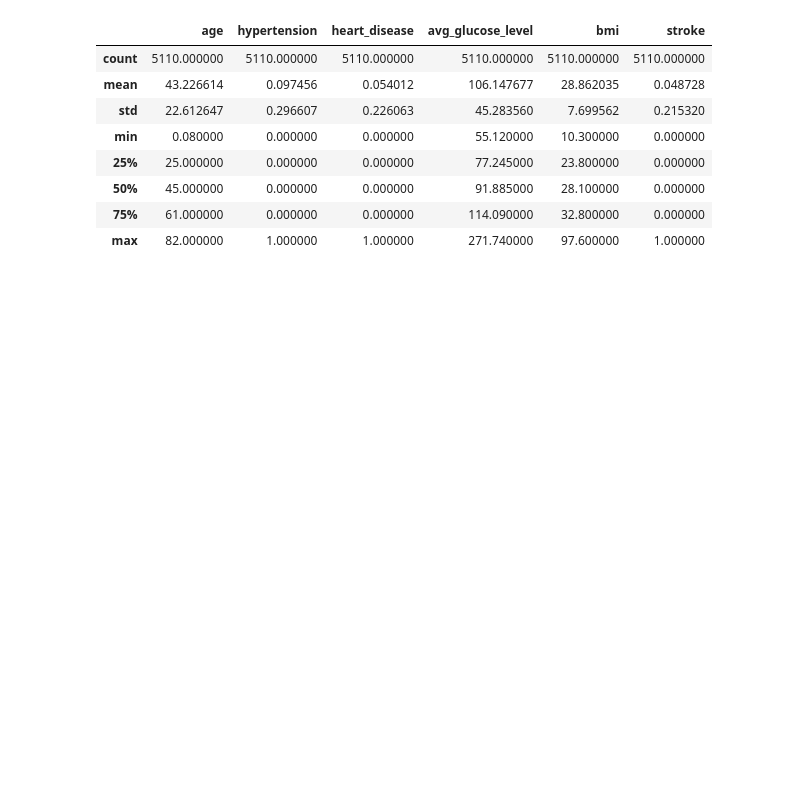
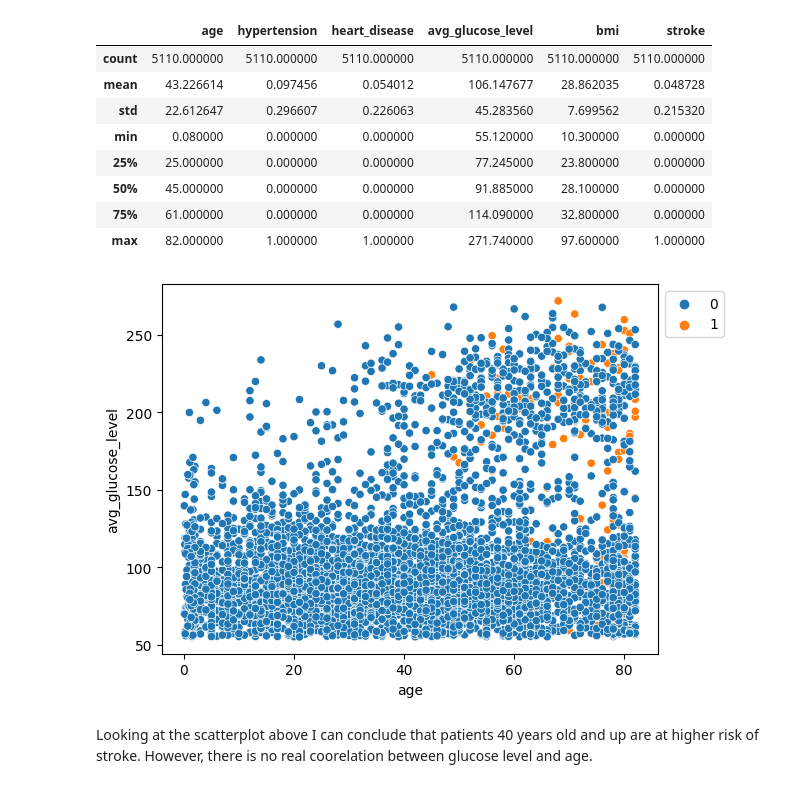
Before and after one commit to DPatt365/Project_2, a Jupyter notebook: stroke_prediction.ipynb, the cells around one changed output. Drawn from its saved outputs; the diff is of its cells as text; code cells hidden in the pictures; blank space fills up the shorter version.

```diff
--- a/stroke_prediction.ipynb
+++ b/stroke_prediction.ipynb
@@ -182,3 +184,10 @@ df.describe()
 | 50% | 45.000000 | 0.000000 | 0.000000 | 91.885000 | 28.100000 | 0.000000 |
 | 75% | 61.000000 | 0.000000 | 0.000000 | 114.090000 | 32.800000 | 0.000000 |
 | max | 82.000000 | 1.000000 | 1.000000 | 271.740000 | 97.600000 | 1.000000 |
+# %%
+ax = sns.scatterplot(data = df, x = 'age', y = 'avg_glucose_level', hue = 'stroke');
+ax.legend(bbox_to_anchor = [1, 1]);
+# %% [output]
+[figure, added]
+# %% [markdown]
+Looking at the scatterplot above I can conclude that patients 40 years old and up are at higher risk of stroke. However, there is no real coorelation between glucose level and age.
```
Also changed, not shown: parts of 4 cells of this notebook.
